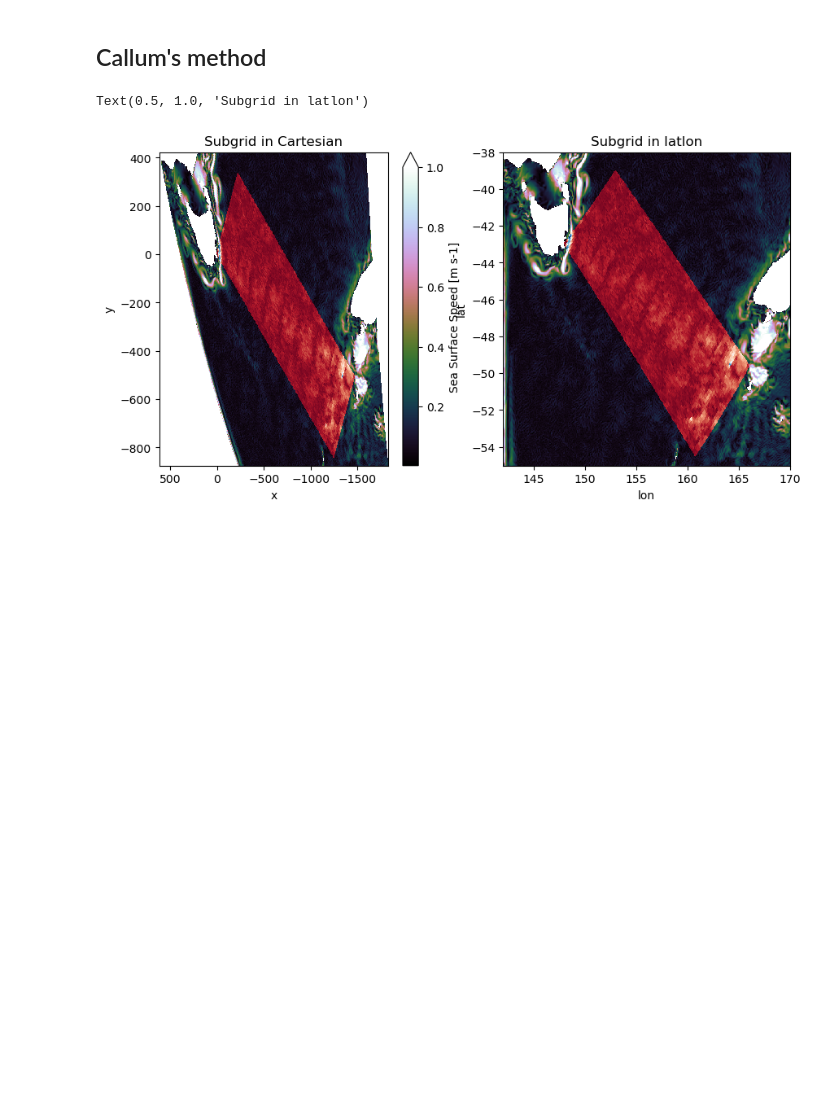
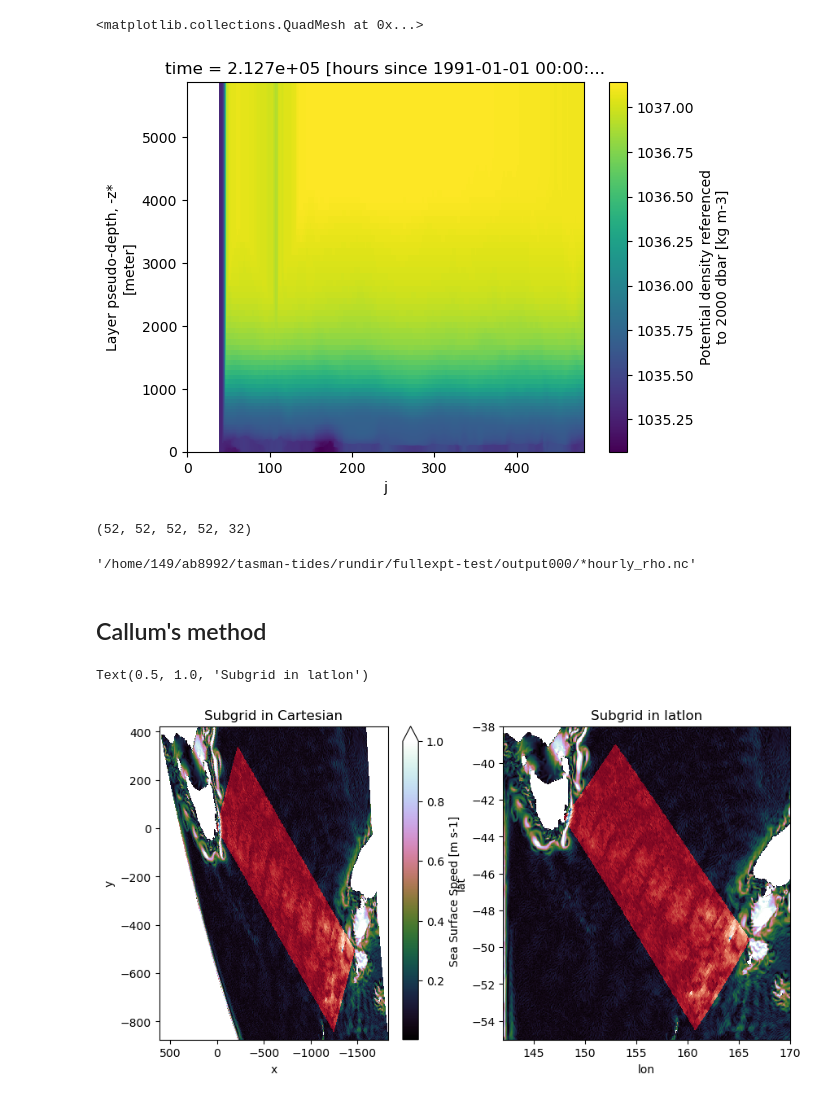
Before and after one commit to ashjbarnes/tasman-tides, a Jupyter notebook: notebooks/analysis/draft-functions.ipynb, the cells around one changed output. Saved outputs shown, nothing was run; the diff lists cells and outputs as text; code cells hidden in the pictures; blank space fills up the shorter version.

```diff
--- a/notebooks/analysis/draft-functions.ipynb
+++ b/notebooks/analysis/draft-functions.ipynb
@@ -110,0 +28,30 @@ u = xr.open_dataset(path / "20150501.ocean_hourly.nc" ,chunks = "auto").zos.sel(
+# %%
+expt = "fullexpt-test"
+output = 0
+
+
+mom6out = Path.Path.cwd() / "rundirs" / expt / f"archive/output{output:03d}"
+gdataout = Path("/g/data/nm03/ab8992/") / expt / f"output{output:03d}"
+
+
+diags = {
+    "hourly_rho":{"x":"xh","y":"yh","z":"zl"},
+    "hourly_u":{"x":"xq","y":"yh","z":"zl"},
+    "hourly_v":{"x":"xh","y":"yq","z":"zl"},
+    "hourly_e":{"x":"xh","y":"yh","z":"zi"}
+}
+
+
+for diag in diags:
+    ds = xr.open_mfdataset(
+        str(mom6out / f"*{diag}.nc"),
+        chunks={"time": 1,diags[diag]["z"]:1},
+        decode_times=False,
+    )
+
+    out = tt.beamgrid(ds,xname = diags[diag]["x"],yname = diags[diag]["y"])
+
+    ## Now split the data up into different z and y levels
+
+
+    break
@@ -111,3 +95,16 @@ u = xr.open_dataset(path / "20150501.ocean_hourly.nc" ,chunks = "auto").zos.sel(
+# %%
+out.rhopot2.isel(i = 50,time = 50).plot()
+# %% [output]
+<matplotlib.collections.QuadMesh at 0x...>
+[figure, added]
+# %%
+ds.chunks["time"]
+# %% [output]
+(52, 52, 52, 52, 32)
+# %%
+str(outputdir / f"*{diag}.nc")
+# %% [output]
+'/home/149/ab8992/tasman-tides/rundir/fullexpt-test/output000/*hourly_rho.nc'
 # %% [markdown]
 ## Callum's method
 # %%
```
Also changed, not shown: parts of 18 cells of this notebook, 1 other file.
